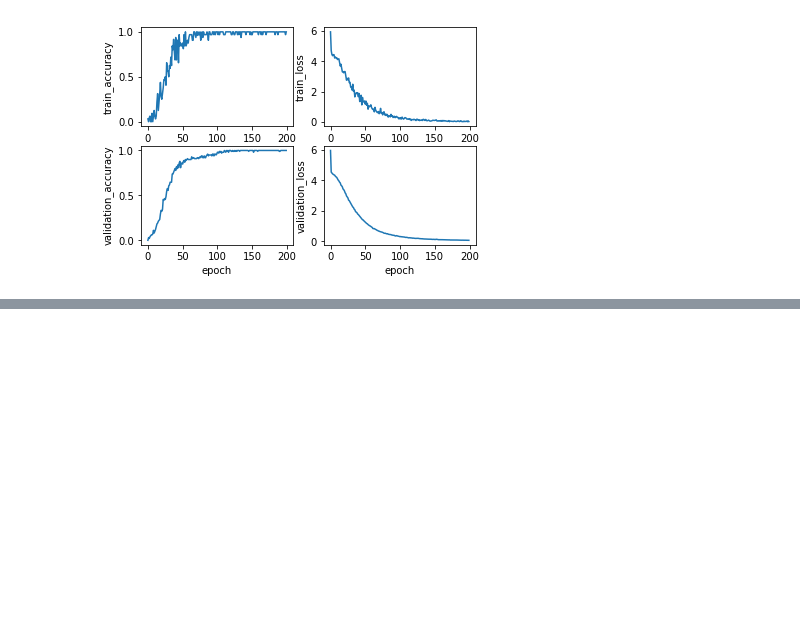
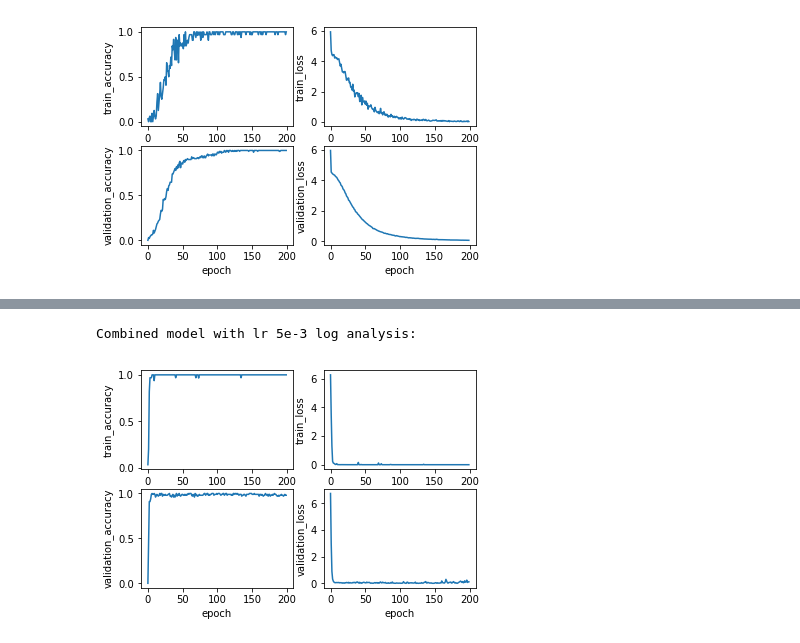
Before and after one commit to gycggd/leaf-classification, a Jupyter notebook: src/log_analysis.ipynb, the cells around one changed output, grey strips where cells are left out. Saved outputs shown, nothing was run; the diff lists cells and outputs as text; code cells hidden in the pictures; blank space fills up the shorter version.

```diff
--- a/src/log_analysis.ipynb
+++ b/src/log_analysis.ipynb
@@ -45,0 +64,6 @@ Combined model log analysis:
+# %%
+print('Combined model with lr 5e-3 log analysis:')
+analyze_log('../logs/combined_lr5e-3.log')
+# %% [output]
+Combined model with lr 5e-3 log analysis:
+[figure, added]
```
Also changed, not shown: parts of 6 cells of this notebook, 8 other files.
